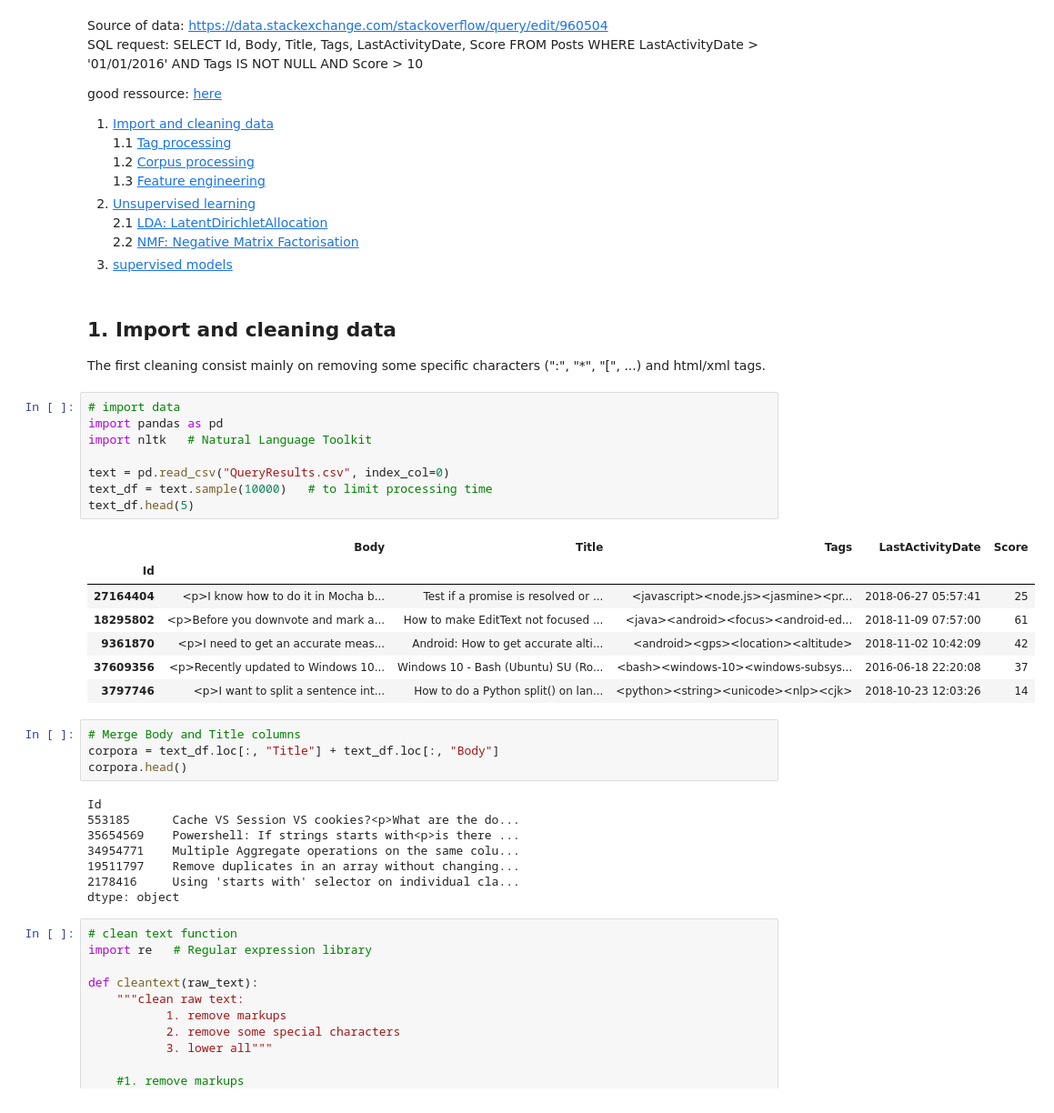
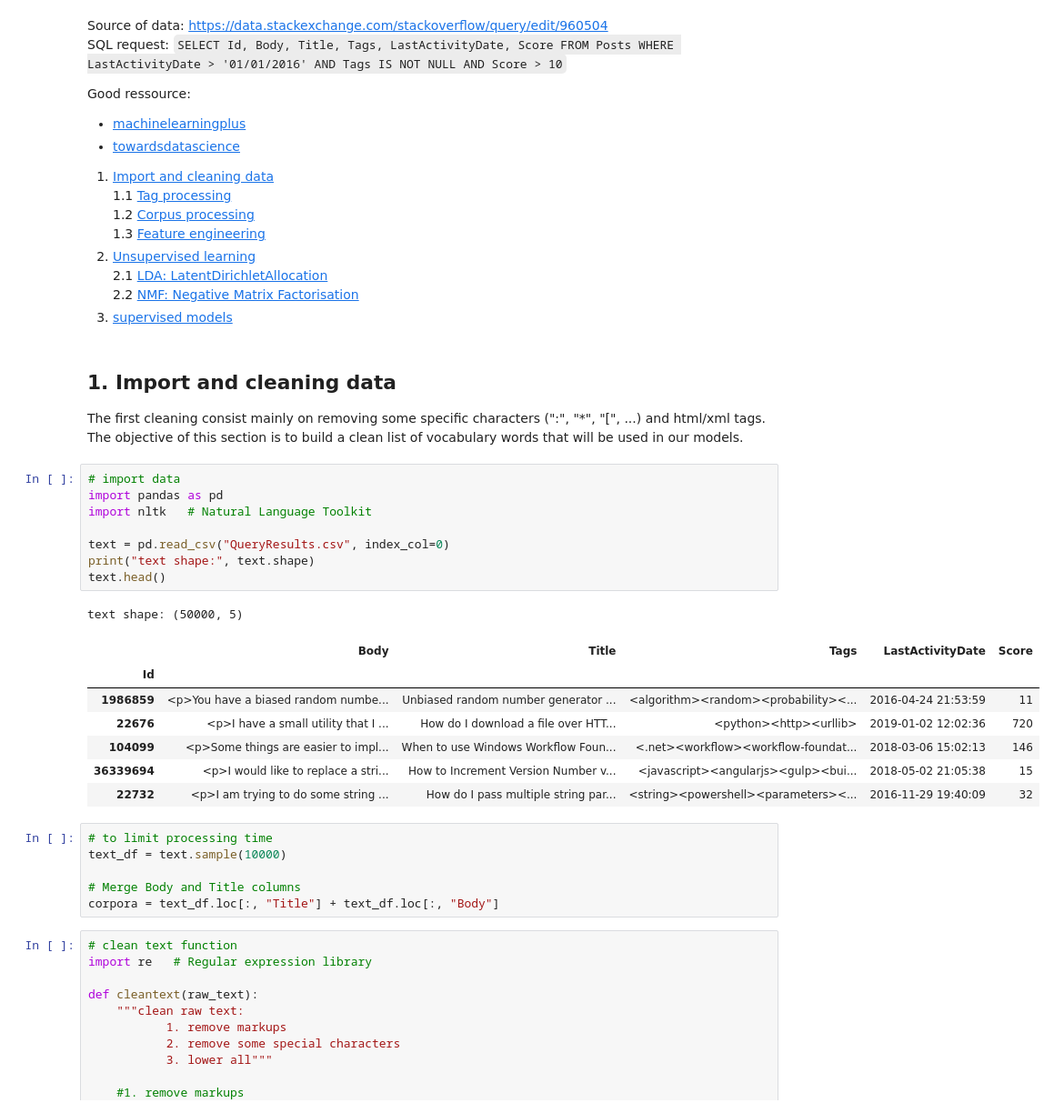
Before and after one commit to Umercia/NLP_Stackoverflow, a Jupyter notebook: Stackoverflow analysis.ipynb, the cells around one changed output. Shown: that part at 91% size. Drawn from its saved outputs; the diff is of its cells as text.

```diff
--- a/Stackoverflow analysis.ipynb
+++ b/Stackoverflow analysis.ipynb
@@ -1,8 +1,13 @@
 # %% [markdown]
 Source of data: https://data.stackexchange.com/stackoverflow/query/edit/960504
-SQL request: SELECT Id, Body, Title, Tags, LastActivityDate, Score FROM Posts WHERE LastActivityDate > '01/01/2016' AND Tags IS NOT NULL AND Score > 10
+SQL request:
+   <code>SELECT Id, Body, Title, Tags, LastActivityDate, Score FROM Posts WHERE LastActivityDate > '01/01/2016' AND Tags IS NOT NULL AND Score > 10</code>
 
-good ressource: [here](https://www.machinelearningplus.com/nlp/topic-modeling-python-sklearn-examples/)
+Good ressource:
+- [machinelearningplus](https://www.machinelearningplus.com/nlp/topic-modeling-python-sklearn-examples/)
+- [towardsdatascience](https://towardsdatascience.com/journey-to-the-center-of-multi-label-classification-384c40229bff)
+
+
 
 01. <a href="#1.-Import-and-cleaning-data">Import and cleaning data</a>
     1.1 <a href="#1.1-Tag-processing">Tag processing</a>
@@ -15,34 +20,30 @@ good ressource: [here](https://www.machinelearningplus.com/nlp/topic-modeling-py
 # %% [markdown]
 ## 1. Import and cleaning data
 The first cleaning consist mainly on removing some specific characters (":", "*", "[", ...) and html/xml tags.
+The objective of this section is to build a clean list of vocabulary words that will be used in our models.
 # %%
 # import data
 import pandas as pd
 import nltk   # Natural Language Toolkit
 
 text = pd.read_csv("QueryResults.csv", index_col=0)
-text_df = text.sample(10000)   # to limit processing time
-text_df.head(5)
+print("text shape:", text.shape)
+text.head()
 # %% [output]
+text shape: (50000, 5)
 |  | Body | Title | Tags | LastActivityDate | Score |
 | Id |  |  |  |  |  |
-| 27164404 | <p>I know how to do it in Mocha b... | Test if a promise is resolved or ... | <javascript><node.js><jasmine><pr... | 2018-06-27 05:57:41 | 25 |
-| 18295802 | <p>Before you downvote and mark a... | How to make EditText not focused ... | <java><android><focus><android-ed... | 2018-11-09 07:57:00 | 61 |
-| 9361870 | <p>I need to get an accurate meas... | Android: How to get accurate alti... | <android><gps><location><altitude> | 2018-11-02 10:42:09 | 42 |
-| 37609356 | <p>Recently updated to Windows 10... | Windows 10 - Bash (Ubuntu) SU (Ro... | <bash><windows-10><windows-subsys... | 2016-06-18 22:20:08 | 37 |
-| 3797746 | <p>I want to split a sentence int... | How to do a Python split() on lan... | <python><string><unicode><nlp><cjk> | 2018-10-23 12:03:26 | 14 |
+| 1986859 | <p>You have a biased random numbe... | Unbiased random number generator ... | <algorithm><random><probability><... | 2016-04-24 21:53:59 | 11 |
+| 22676 | <p>I have a small utility that I ... | How do I download a file over HTT... | <python><http><urllib> | 2019-01-02 12:02:36 | 720 |
+| 104099 | <p>Some things are easier to impl... | When to use Windows Workflow Foun... | <.net><workflow><workflow-foundat... | 2018-03-06 15:02:13 | 146 |
+| 36339694 | <p>I would like to replace a stri... | How to Increment Version Number v... | <javascript><angularjs><gulp><bui... | 2018-05-02 21:05:38 | 15 |
+| 22732 | <p>I am trying to do some string ... | How do I pass multiple string par... | <string><powershell><parameters><... | 2016-11-29 19:40:09 | 32 |
 # %%
+# to limit processing time
+text_df = text.sample(10000)
+
 # Merge Body and Title columns
 corpora = text_df.loc[:, "Title"] + text_df.loc[:, "Body"]
-corpora.head()
-# %% [output]
-Id
-553185      Cache VS Session VS cookies?<p>What are the do...
-35654569    Powershell: If strings starts with<p>is there ...
-34954771    Multiple Aggregate operations on the same colu...
-19511797    Remove duplicates in an array without changing...
-2178416     Using 'starts with' selector on individual cla...
-dtype: object
 # %%
 # clean text function
 import re   # Regular expression library
```
Also changed, not shown: parts of 72 cells of this notebook.
